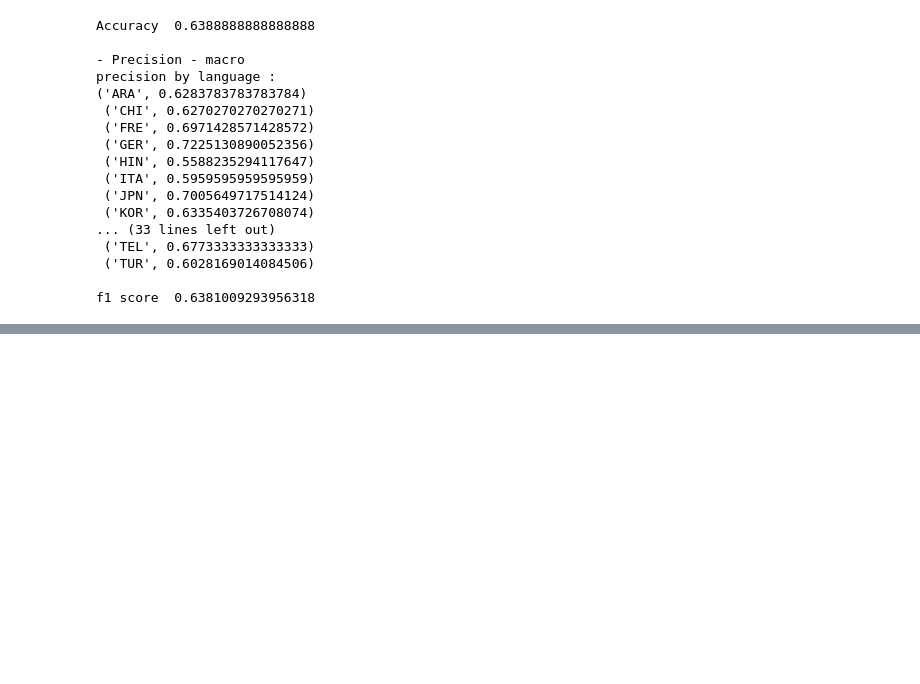
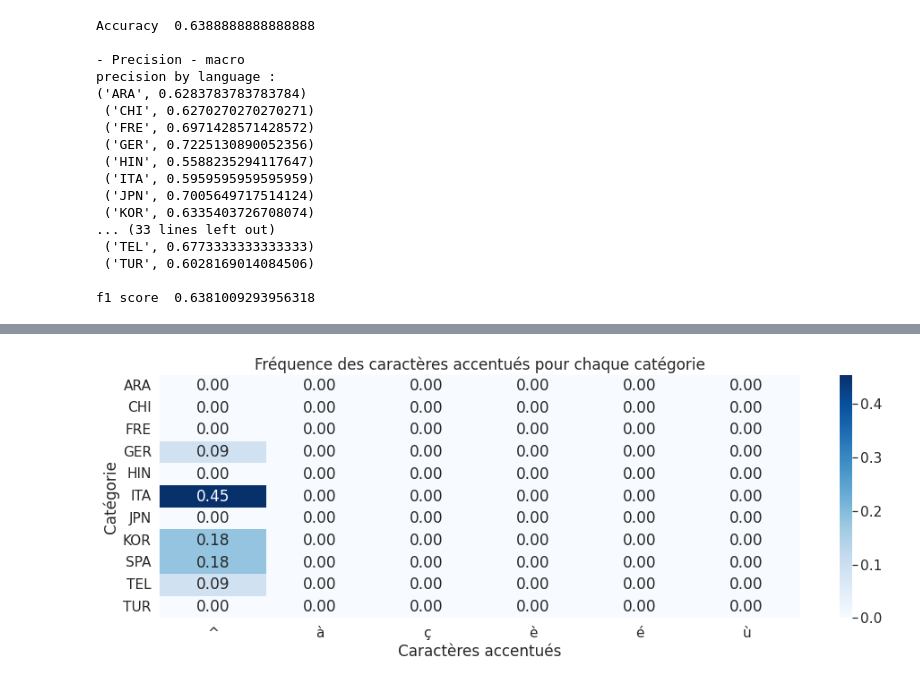
Before and after one commit to Koceila2K7/projet-analyse-de-text, a Jupyter notebook: src/stats_project.ipynb, the cells around one changed output, grey strips where cells are left out. Cells and saved outputs as stored; diff of their text form; code cells hidden in the pictures; blank space fills up the shorter version.

```diff
--- a/src/stats_project.ipynb
+++ b/src/stats_project.ipynb
@@ -892,0 +934,18 @@ La lemmatization a négativement impacté les performances du modèle. En effet,
+# %%
+df = load_data(path=r'./train.txt')
+
+df_car = df.groupby(['category'])['text'].apply(''.join).reset_index()
+caracteres = ['é', 'è', 'ç', 'à', 'ù', '^']
+for c in caracteres:
+    df_car[c] = df_car['text'].apply(lambda x: x.count(c))
+for c in caracteres:
+    df_car[c] = df_car[c] / df_car[c].sum()
+
+plt.figure(figsize=(16, 5))
+heatmap_data = pd.pivot_table(df_car, values=caracteres, index=['category'], aggfunc=np.sum)
+sns.heatmap(heatmap_data, cmap='Blues', annot=True, fmt='.2f')
+plt.title("Fréquence des caractères accentués pour chaque catégorie")
+plt.xlabel("Caractères accentués")
+plt.ylabel("Catégorie")
+plt.show()
+# %% [output]
@@ -892,0 +953 @@ La lemmatization a négativement impacté les performances du modèle. En effet,
+[figure, added]
```
Also changed, not shown: parts of 27 cells of this notebook.
